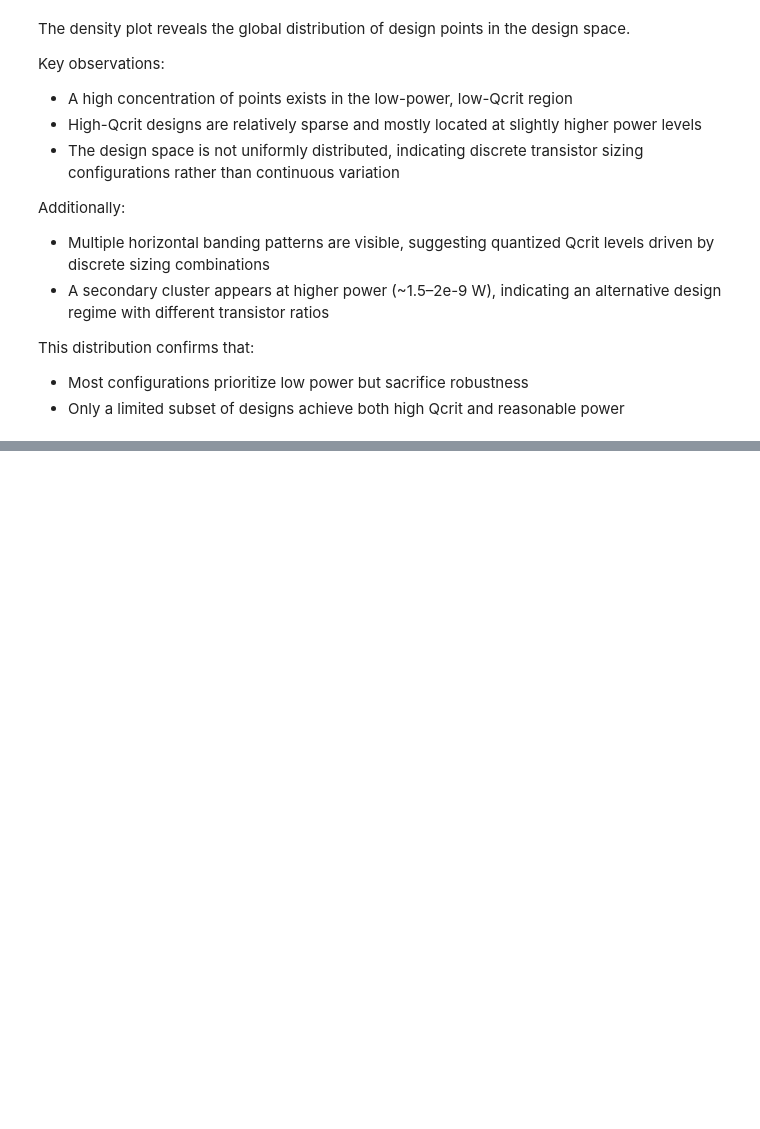
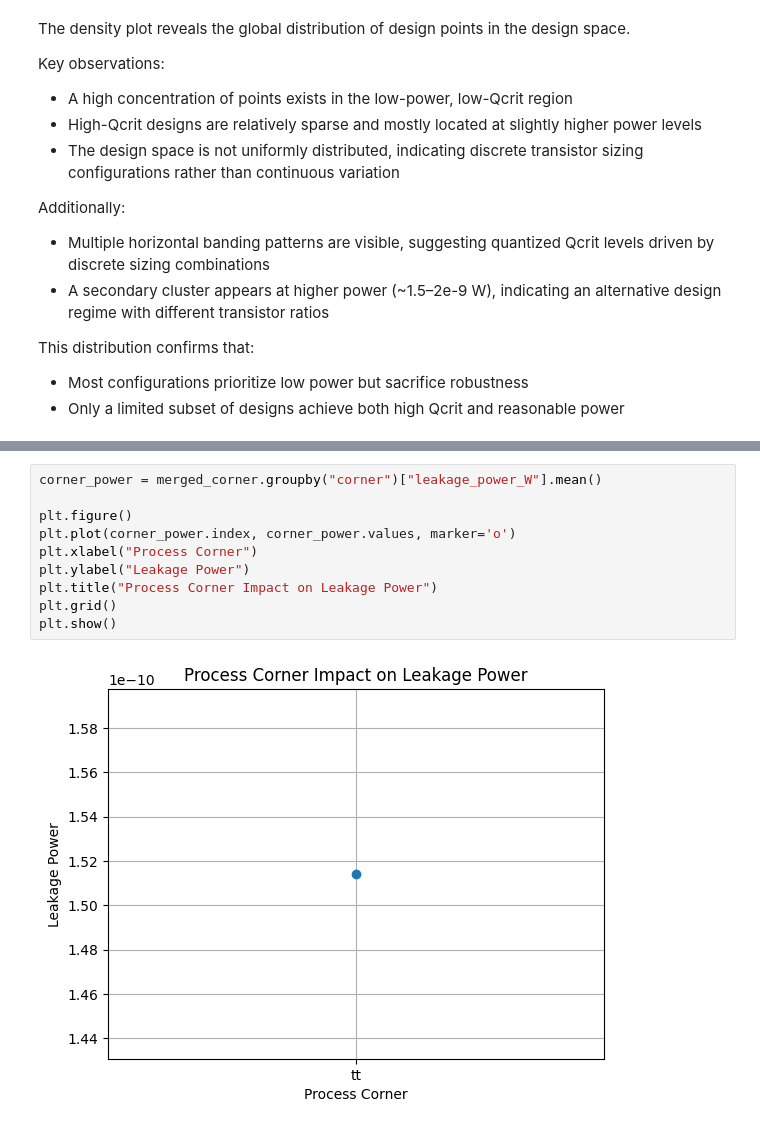
Before and after one commit to gannon1penn/ESE5760_Final_Project, a Jupyter notebook: sram_analysis.ipynb, the cells around one changed output, grey strips where cells are left out. Drawn from its saved outputs; the diff is of its cells as text; blank space fills up the shorter version.

```diff
--- a/sram_analysis.ipynb
+++ b/sram_analysis.ipynb
@@ -838,0 +988,12 @@ This distribution confirms that:
+# %%
+corner_power = merged_corner.groupby("corner")["leakage_power_W"].mean()
+
+plt.figure()
+plt.plot(corner_power.index, corner_power.values, marker='o')
+plt.xlabel("Process Corner")
+plt.ylabel("Leakage Power")
+plt.title("Process Corner Impact on Leakage Power")
+plt.grid()
+plt.show()
+# %% [output]
+[figure, added]
```
Also changed, not shown: parts of 8 cells of this notebook.
